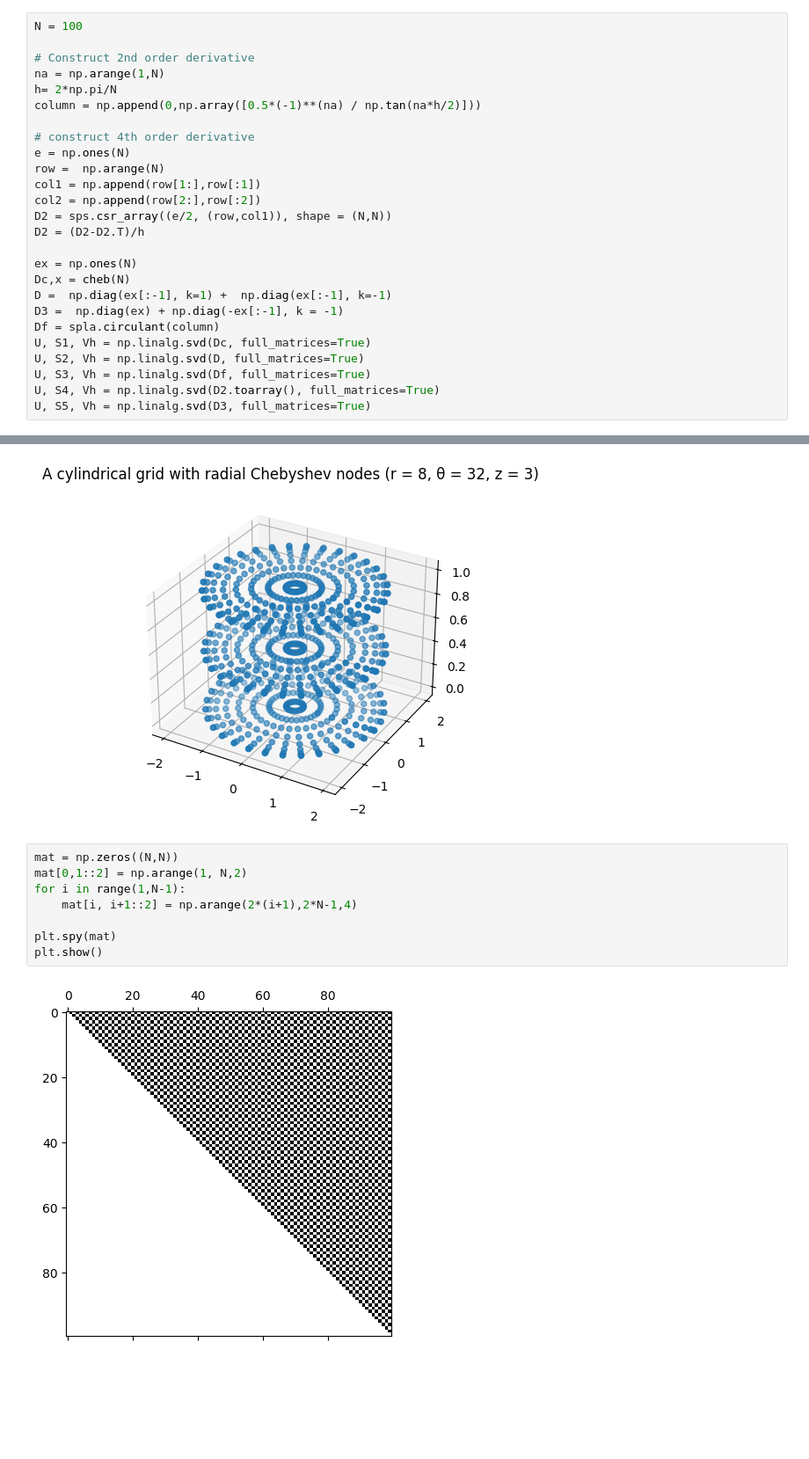
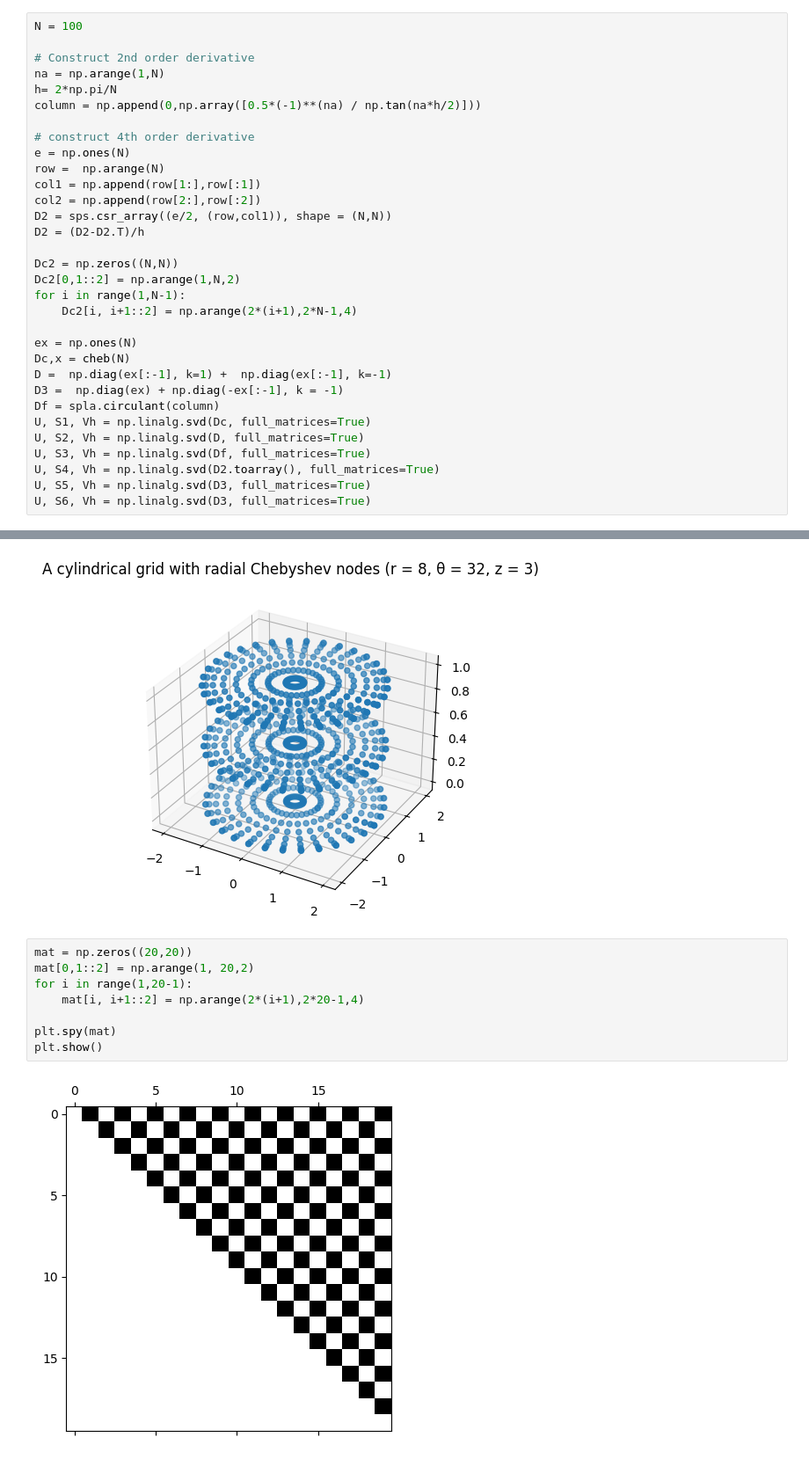
Before and after one commit to mtscott/Spectral-QTT, a Jupyter notebook: driver_figures.ipynb, the cells around one changed output, grey strips where cells are left out. Shown at 88% size. Saved outputs shown, nothing was run; the diff lists cells and outputs as text; blank space fills up the shorter version.

Commit message:
Added figure

```diff
--- a/driver_figures.ipynb
+++ b/driver_figures.ipynb
@@ -41,6 +41,11 @@ col2 = np.append(row[2:],row[:2])
 D2 = sps.csr_array((e/2, (row,col1)), shape = (N,N))
 D2 = (D2-D2.T)/h
 
+Dc2 = np.zeros((N,N))
+Dc2[0,1::2] = np.arange(1,N,2)
+for i in range(1,N-1):
+    Dc2[i, i+1::2] = np.arange(2*(i+1),2*N-1,4)
+
 ex = np.ones(N)
 Dc,x = cheb(N)
 D =  np.diag(ex[:-1], k=1) +  np.diag(ex[:-1], k=-1)
@@ -51,3 +56,4 @@ U, S2, Vh = np.linalg.svd(D, full_matrices=True)
 U, S3, Vh = np.linalg.svd(Df, full_matrices=True)
 U, S4, Vh = np.linalg.svd(D2.toarray(), full_matrices=True)
 U, S5, Vh = np.linalg.svd(D3, full_matrices=True)
+U, S6, Vh = np.linalg.svd(D3, full_matrices=True)
@@ -91,12 +96,12 @@ plt.show()
 # %% [output]
 [figure]
 # %%
-mat = np.zeros((N,N))
-mat[0,1::2] = np.arange(1, N,2)
-for i in range(1,N-1):
-    mat[i, i+1::2] = np.arange(2*(i+1),2*N-1,4)
+mat = np.zeros((20,20))
+mat[0,1::2] = np.arange(1, 20,2)
+for i in range(1,20-1):
+    mat[i, i+1::2] = np.arange(2*(i+1),2*20-1,4)
 
 plt.spy(mat)
 plt.show()
 # %% [output]
-[figure, old version]
+[figure, new version]
```
Also changed, not shown: parts of 2 cells of this notebook, 1 other file.
